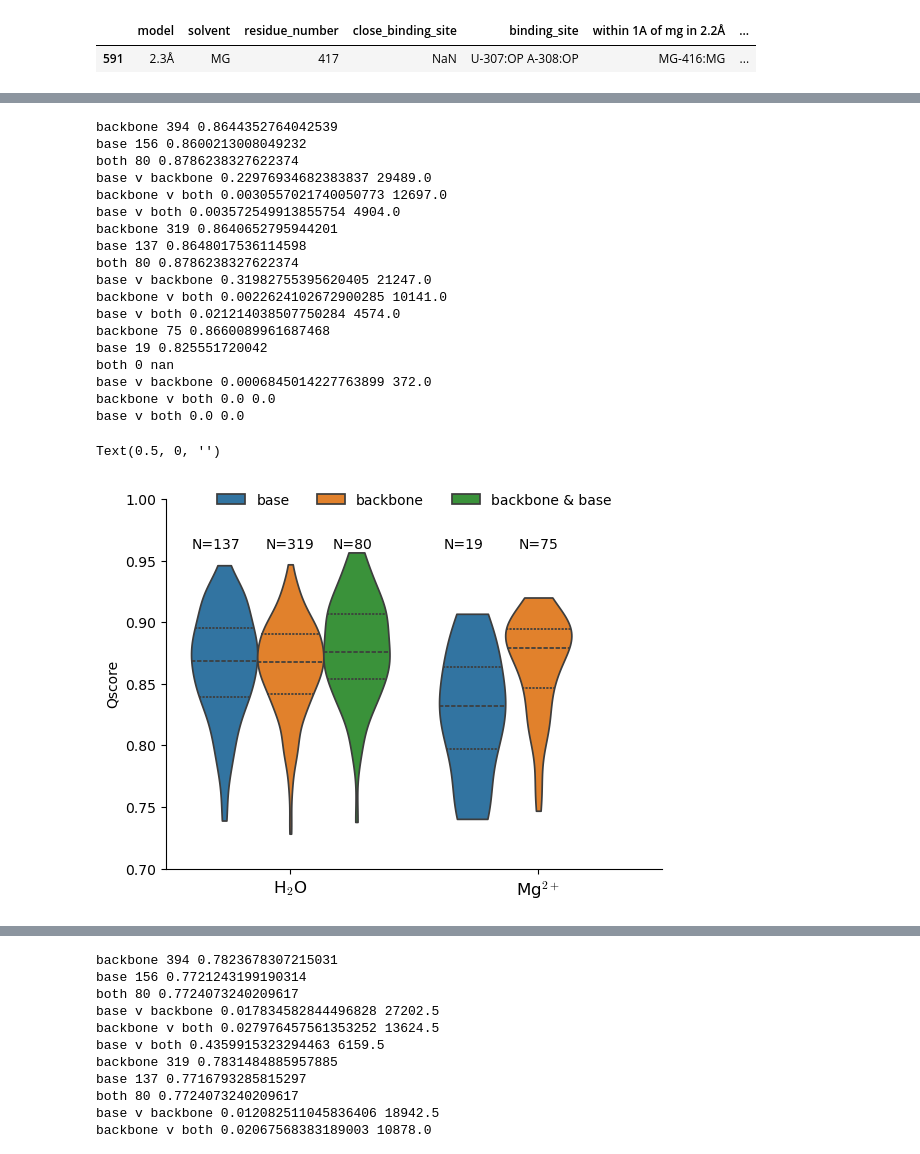
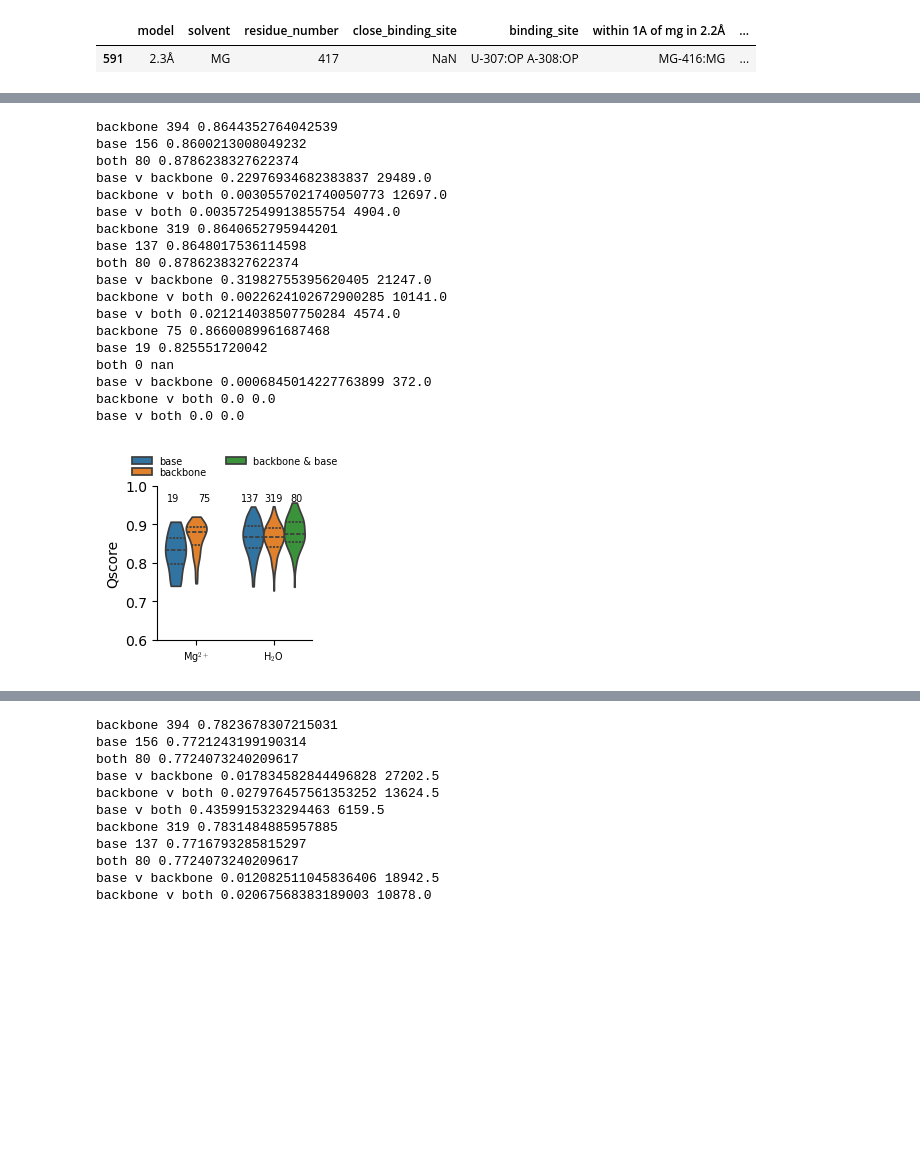
Before and after one commit to DasLab/Water-CryoEM-ribozyme, a Jupyter notebook: analysis/water_consensus/consensus_nonconsensus_compare.ipynb, the cells around one changed output, grey strips where cells are left out. Saved outputs shown, nothing was run; the diff lists cells and outputs as text; code cells hidden in the pictures; blank space fills up the shorter version.

```diff
--- a/analysis/water_consensus/consensus_nonconsensus_compare.ipynb
+++ b/analysis/water_consensus/consensus_nonconsensus_compare.ipynb
@@ -257,4 +279,5 @@ plt.xlim(0.7,0.86)
 # %%
+fig,axes = plt.subplots(1,1,figsize=(2,2),sharey=True)
 
 def get_stats(df,y="Qscore"):
     g1 = df[df.back_base=="backbone"][y].values
@@ -276,42 +299,44 @@ def get_stats(df,y="Qscore"):
 get_stats(df)
 get_stats(df[df.solvent=='HOH'])
 get_stats(df[df.solvent=='MG'])
 
 g=sns.violinplot(data=df, y='Qscore', x="solvent",hue="back_base",
         cut=0,density_norm="width",hue_order=['base','backbone','backbone & base'],
-                inner="quart")#inner="quart",linewidth=0,split=True)
-g.text(-0.3,0.96,f"N={len(df[(df.solvent=='HOH')&(df.back_base=='base')])}",ha='center')
-g.text(0,0.96,f"N={len(df[(df.solvent=='HOH')&(df.back_base=='backbone')])}",ha='center')
-g.text(0.25,0.96,f"N={len(df[(df.solvent=='HOH')&(df.back_base=='backbone & base')])}",ha='center')
-g.text(0.7,0.96,f"N={len(df[(df.solvent=='MG')&(df.back_base=='base')])}",ha='center')
-g.text(1.0,0.96,f"N={len(df[(df.solvent=='MG')&(df.back_base=='backbone')])}",ha='center')
+                inner="quart",order=['MG','HOH'])#inner="quart",linewidth=0,split=True)
+g.text(0.7,0.96,f"{len(df[(df.solvent=='HOH')&(df.back_base=='base')])}",ha='center',size=7)
+g.text(1,0.96,f"{len(df[(df.solvent=='HOH')&(df.back_base=='backbone')])}",ha='center',size=7)
+g.text(1.3,0.96,f"{len(df[(df.solvent=='HOH')&(df.back_base=='backbone & base')])}",ha='center',size=7)
 
-g.legend(loc='upper center', bbox_to_anchor=(0.5, 1.05), ncol=3,frameon=False)
+g.text(-0.3,0.96,f"{len(df[(df.solvent=='MG')&(df.back_base=='base')])}",ha='center',size=7)
+g.text(0.1,0.96,f"{len(df[(df.solvent=='MG')&(df.back_base=='backbone')])}",ha='center',size=7)
+
+g.legend(loc='upper center', bbox_to_anchor=(0.5, 1.25), ncol=2,frameon=False, markerscale=0.1,labelspacing=0.1,
+                title_fontsize=7,fontsize=7)
 
 sns.despine()
 
-g.set_ylim(0.7,1.0)
-g.set_xticklabels(["H$_2$O", "Mg$^{2+}$"],size=12,rotation=0,ha="center")
+g.set_ylim(0.6,1.0)
+g.set_xticklabels([ "Mg$^{2+}$","H$_2$O"],size=7,rotation=0,ha="center")
 g.set_xlabel('')
+plt.savefig(f"Q_v_backboneORbase.png",dpi=dpi, bbox_inches="tight",transparent=True)
 # %% [output]
 backbone 394 0.8644352764042539
 base 156 0.8600213008049232
 both 80 0.8786238327622374
 base v backbone 0.22976934682383837 29489.0
 backbone v both 0.0030557021740050773 12697.0
 base v both 0.003572549913855754 4904.0
 backbone 319 0.8640652795944201
 base 137 0.8648017536114598
 both 80 0.8786238327622374
 base v backbone 0.31982755395620405 21247.0
 backbone v both 0.0022624102672900285 10141.0
 base v both 0.021214038507750284 4574.0
 backbone 75 0.8660089961687468
 base 19 0.825551720042
 both 0 nan
 base v backbone 0.0006845014227763899 372.0
 backbone v both 0.0 0.0
 base v both 0.0 0.0
-Text(0.5, 0, '')
-[figure, old version]
+[figure, new version]
 # %%
```
Also changed, not shown: parts of 7 cells of this notebook, 5 other files.
